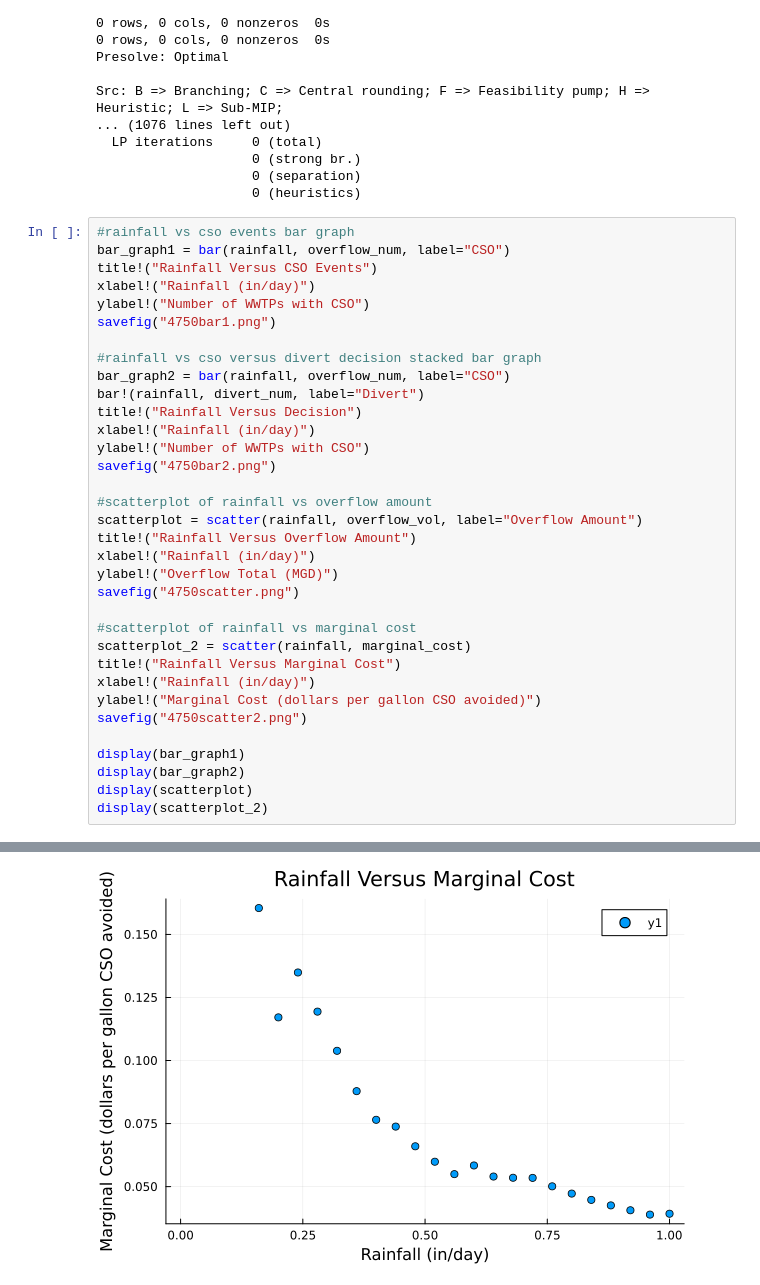
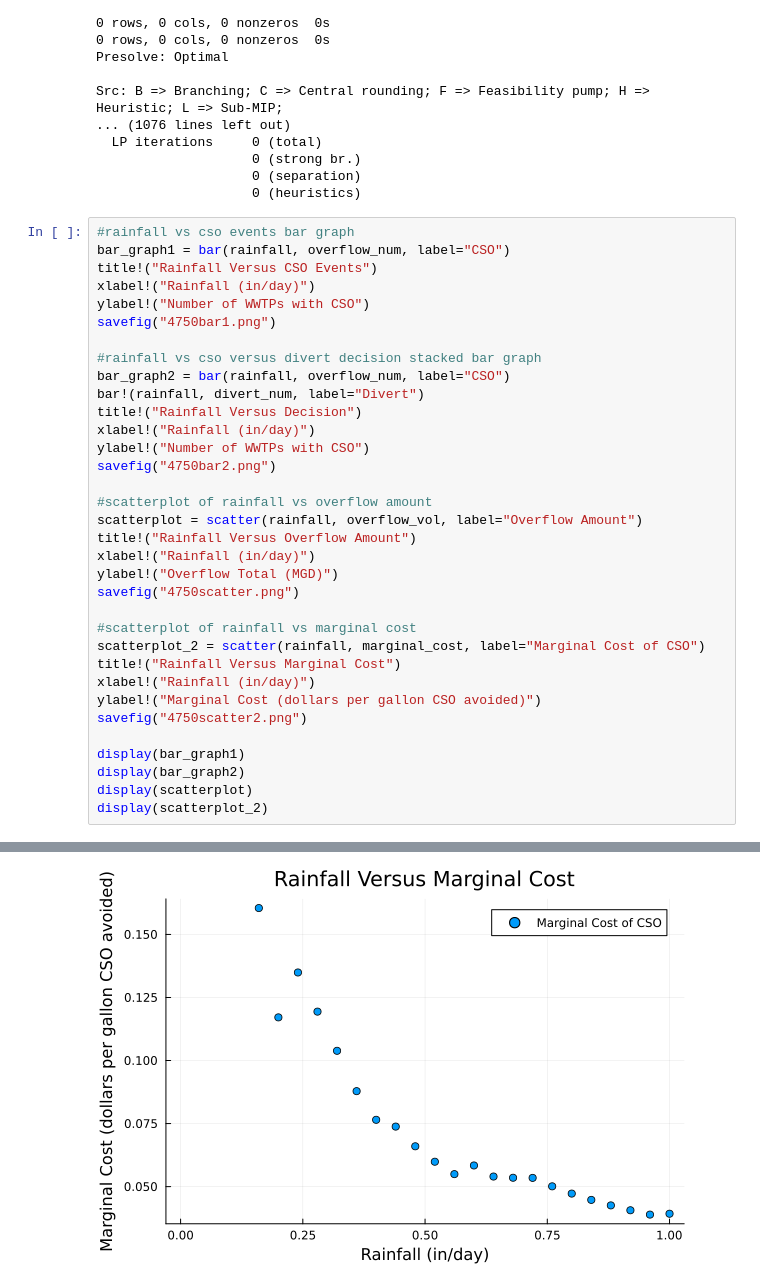
Before and after one commit to jiamingy5/4750project, a Jupyter notebook: BEE 4750 Final.ipynb, the cells around one changed output, grey strips where cells are left out. Saved outputs shown, nothing was run; the diff lists cells and outputs as text.

```diff
--- a/BEE 4750 Final.ipynb
+++ b/BEE 4750 Final.ipynb
@@ -253,32 +250,32 @@ savefig("4750bar1.png")
 
 #rainfall vs cso versus divert decision stacked bar graph
 bar_graph2 = bar(rainfall, overflow_num, label="CSO")
 bar!(rainfall, divert_num, label="Divert")
 title!("Rainfall Versus Decision")
 xlabel!("Rainfall (in/day)")
 ylabel!("Number of WWTPs with CSO")
 savefig("4750bar2.png")
 
 #scatterplot of rainfall vs overflow amount
 scatterplot = scatter(rainfall, overflow_vol, label="Overflow Amount")
 title!("Rainfall Versus Overflow Amount")
 xlabel!("Rainfall (in/day)")
 ylabel!("Overflow Total (MGD)")
 savefig("4750scatter.png")
 
 #scatterplot of rainfall vs marginal cost
-scatterplot_2 = scatter(rainfall, marginal_cost)
+scatterplot_2 = scatter(rainfall, marginal_cost, label="Marginal Cost of CSO")
 title!("Rainfall Versus Marginal Cost")
 xlabel!("Rainfall (in/day)")
 ylabel!("Marginal Cost (dollars per gallon CSO avoided)")
 savefig("4750scatter2.png")
 
 display(bar_graph1)
 display(bar_graph2)
 display(scatterplot)
 display(scatterplot_2)
 # %% [output]
 [figure]
 [figure]
 [figure]
-[figure, old version]
+[figure, new version]
```
Also changed, not shown: parts of 3 cells of this notebook, 1 other file.
